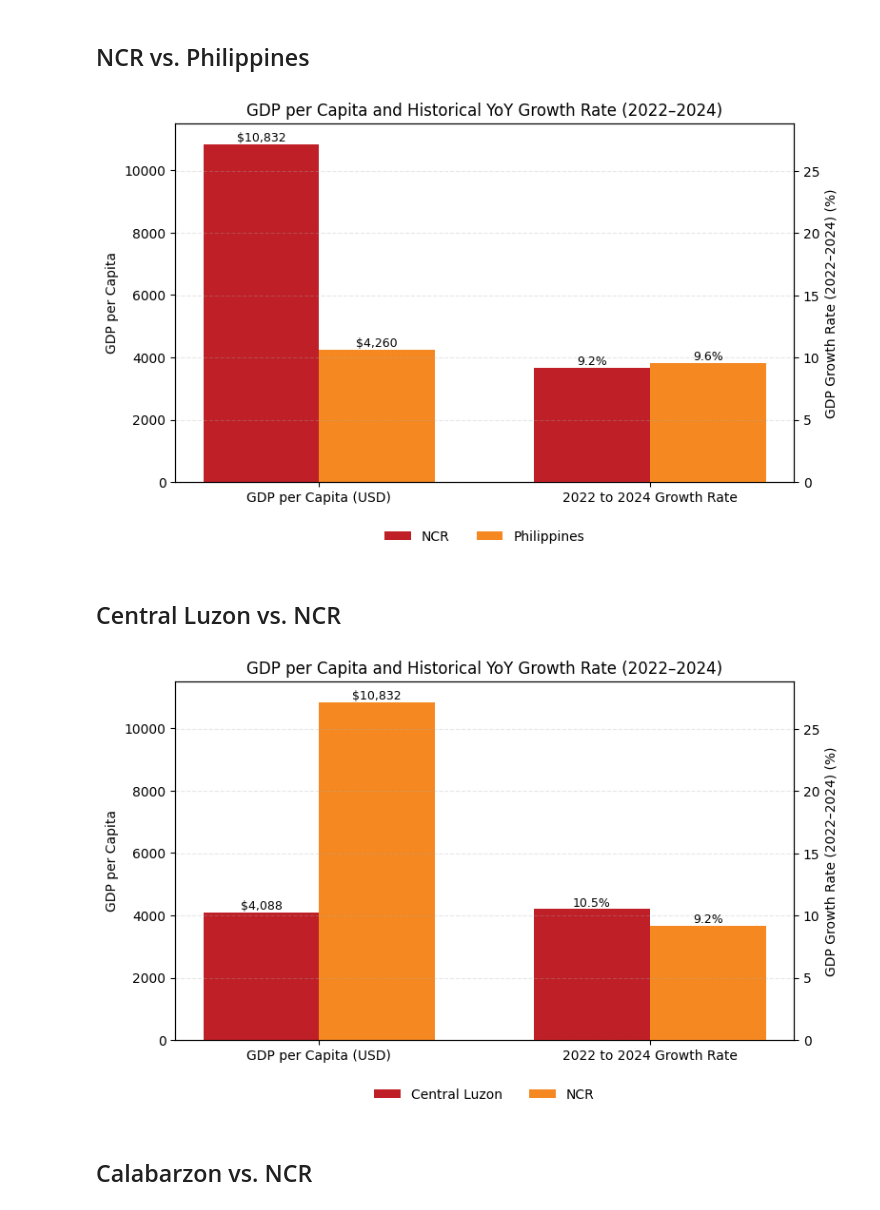
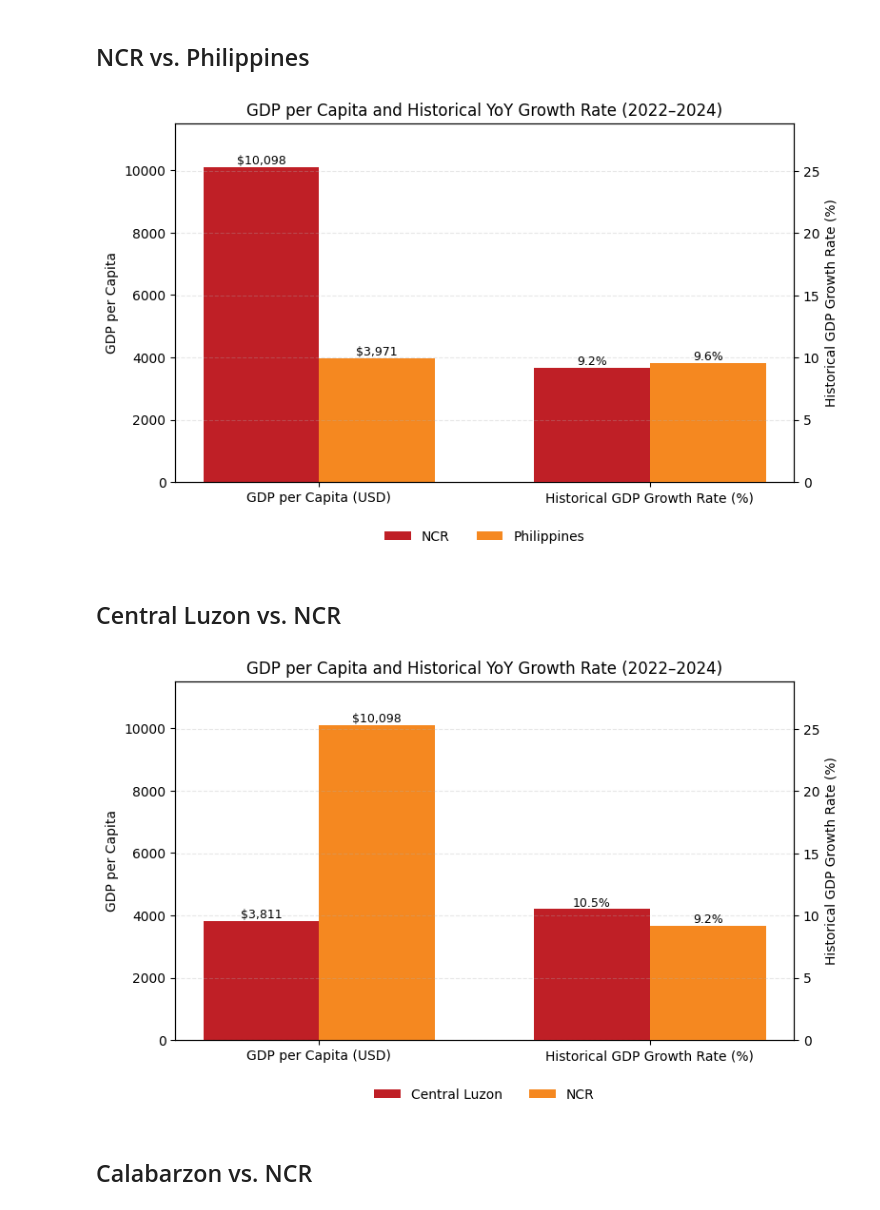
Before and after one commit to BSDSBA-JF/wadwani_intern, a Jupyter notebook: 02_ecosystem_analysis/grouped_bar_charts.ipynb, the cells around one changed output. Drawn from its saved outputs; the diff is of its cells as text; code cells hidden in the pictures.

Commit message:
Updated figures

```diff
--- a/02_ecosystem_analysis/grouped_bar_charts.ipynb
+++ b/02_ecosystem_analysis/grouped_bar_charts.ipynb
@@ -34,7 +34,7 @@ calabarzon_per_capita = df[df["Region"] == "CALABARZON"]
 visayas_per_capita = df[df["Region"] == "Central Visayas"]
 
 # Conversion rate
-exchange_rate = 55.00  # PHP per USD
+exchange_rate = 59.00  # PHP per USD
 
 # Convert GDP per capita values to USD
 NCR_GDP_per_capita = (ncr_per_capita["2024"] / exchange_rate).round(2).tolist()
@@ -61,7 +61,7 @@ Visayas_GDP_growth = visayas_growth["YoY_Growth"].values.flatten().tolist()
 # %%
 # Bar width and plot size
 width = 0.35
-categories = ["GDP per Capita (USD)", "2022 to 2024 Growth Rate"]
+categories = ["GDP per Capita (USD)", "Historical GDP Growth Rate (%)"]
 x = np.arange(len(categories))
 
 fig, ax1 = plt.subplots(figsize=(8, 5))
@@ -79,7 +79,7 @@ bars4 = ax2.bar(x[1] + width/2, Philippines_GDP_growth, width, color='#f58820ff'
 ax1.set_ylabel("GDP per Capita")
 
 # GDP Growth Rate label
-ax2.set_ylabel("GDP Growth Rate (2022–2024) (%)")
+ax2.set_ylabel("Historical GDP Growth Rate (%)")
 
 # Function for the bar labels
 def add_labels(ax, bar_container, fmt="{:,.0f}"):
@@ -97,40 +97,40 @@ add_labels(ax2, bars3, fmt="{:.1f}%")
 add_labels(ax2, bars4, fmt="{:.1f}%")
 
 # Legend
 ax1.legend(
     loc="upper center",
     bbox_to_anchor=(0.5, -0.1),
     ncol=2,
     frameon=False
 )
 
 # ax1 ticks
 ax1.set_ylim(0, 11500)
 ax1.set_yticks([0, 2000, 4000, 6000, 8000, 10000])
 
 # ax2 ticks
 ax2.set_ylim(0, 28.8)
 ax2.set_yticks([0, 5, 10, 15, 20, 25])
 
 # grid
 ax2.grid(axis="y", alpha=0.3, linestyle="--")
 ax1.set_xticks(x, categories)
 ax1.set_title("GDP per Capita and Historical YoY Growth Rate (2022–2024)")
 
 # show graph
 plt.tight_layout()
 plt.savefig("figures/ncr_bar_chart.png", dpi=300, bbox_inches="tight")
 
 # show graph
 plt.show()
 # %% [output]
-[figure, old version]
+[figure, new version]
 # %% [markdown]
 ## Central Luzon vs. NCR
 # %%
 # Bar width and plot size
 width = 0.35
-categories = ["GDP per Capita (USD)", "2022 to 2024 Growth Rate"]
+categories = ["GDP per Capita (USD)", "Historical GDP Growth Rate (%)"]
 x = np.arange(len(categories))
 
 fig, ax1 = plt.subplots(figsize=(8, 5))
@@ -148,7 +148,7 @@ bars4 = ax2.bar(x[1] + width/2, NCR_GDP_growth, width, color='#f58820ff')
 ax1.set_ylabel("GDP per Capita")
 
 # GDP Growth Rate label
-ax2.set_ylabel("GDP Growth Rate (2022–2024) (%)")
+ax2.set_ylabel("Historical GDP Growth Rate (%)")
 
 # Function for the bar labels
 def add_labels(ax, bar_container, fmt="{:,.0f}"):
@@ -194,7 +194,7 @@ plt.savefig("figures/luzon_bar_chart.png", dpi=300, bbox_inches="tight")
 # show graph
 plt.show()
 # %% [output]
-[figure, old version]
+[figure, new version]
 # %% [markdown]
 ## Calabarzon vs. NCR
 # %%
```
Also changed, not shown: parts of 2 cells of this notebook, 4 other files.
